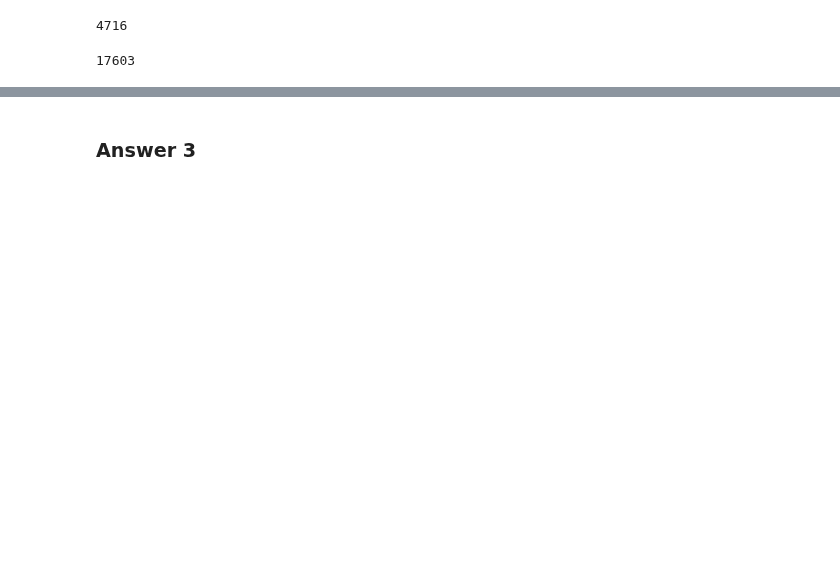
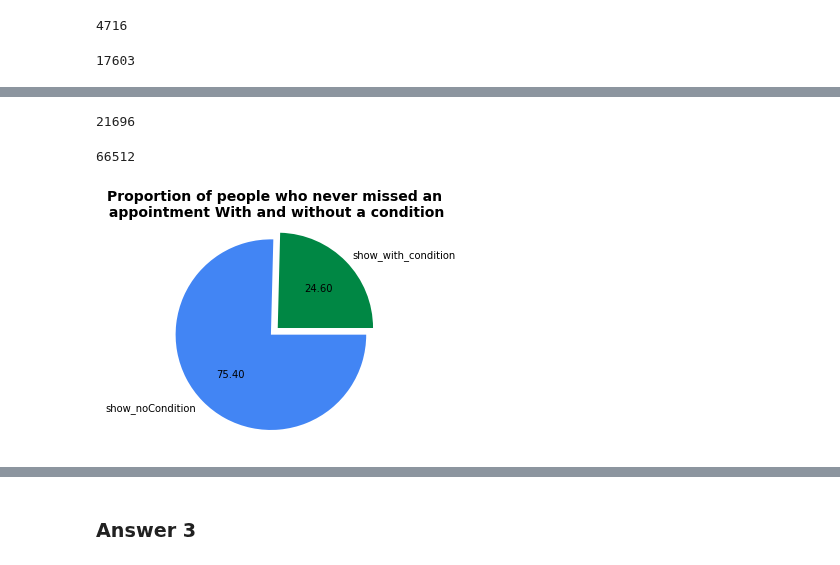
Before and after one commit to Zabamund/datasci-nano, a Jupyter notebook: inv-dataset/noshow.ipynb, the cells around one changed output, grey strips where cells are left out. Saved outputs shown, nothing was run; the diff lists cells and outputs as text; code cells hidden in the pictures; blank space fills up the shorter version.

```diff
--- a/inv-dataset/noshow.ipynb
+++ b/inv-dataset/noshow.ipynb
@@ -714,0 +715,38 @@ plt.show()
+# %%
+# The same comparison must be made to people who never missed an appointement:
+# First, people who never missed an appointment AND have at least one condition:
+show_hasCondition = df_noshow[(df_noshow.noShow==False) &
+                                ((df_noshow.Hypertension==True) |
+                                (df_noshow.Diabetes==True) |
+                                (df_noshow.Alcoholism==True) |
+                                (df_noshow.Handicap==True))]
+len(show_hasCondition)
+# %% [output]
+21696
+# %%
+# Then, people who never missed an appointment AND have no conditions:
+show_noCondition = df_noshow[(df_noshow.noShow==False) &
+                                (df_noshow.Hypertension==False) &
+                                (df_noshow.Diabetes==False) &
+                                (df_noshow.Alcoholism==False) &
+                                (df_noshow.Handicap==False)]
+len(show_noCondition)
+# %% [output]
+66512
+# %%
+# Plot ratio of people who never missed an appointement AND have a condition to
+# those who never missed an appointement and have NO condition
+
+# Visualisation using a pie chart:
+labels = 'show_with_condition','show_noCondition'
+data = [len(show_hasCondition),len(show_noCondition)]
+clr = ['#008744','#4285f4']
+explosion = [0,0.1]
+figureObject, axesObject = plt.subplots()
+#axesObject.pie(data,labels=labels,autopct='%1.2f',colors=clr,startangle=0,explode=explosion)
+axesObject.pie(data,labels=labels,autopct='%1.2f',startangle=0,explode=explosion,colors=clr)
+axesObject.axis('equal')
+plt.title('Proportion of people who never missed an\n appointment With and without a condition', fontsize=14, fontweight='bold')
+plt.show()
+# %% [output]
+[figure, added]
```
Also changed, not shown: parts of 4 cells of this notebook.
